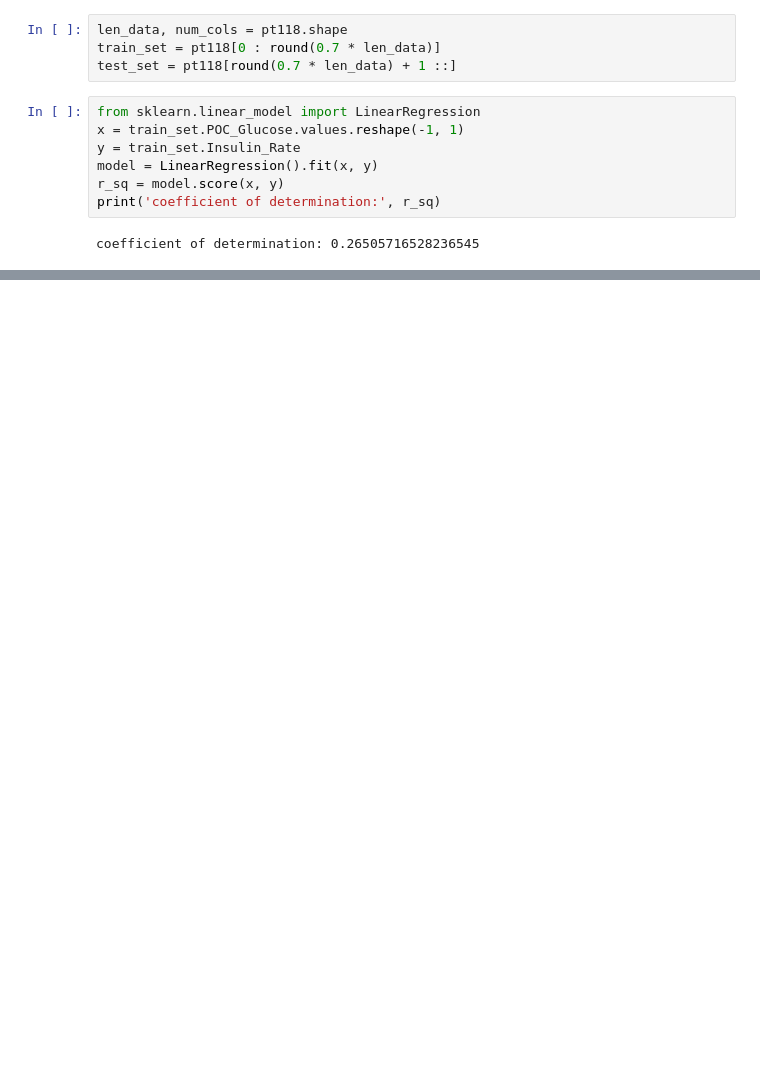
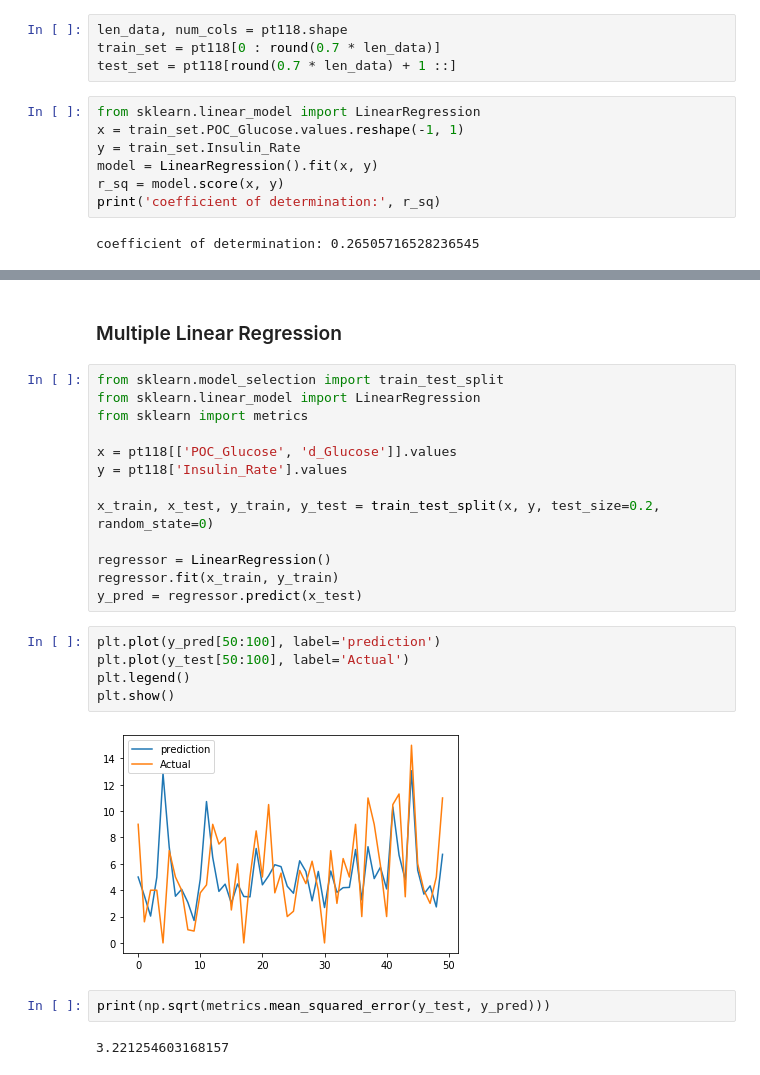
Before and after one commit to oliverZZ/193B_Glucose_Monitor, a Jupyter notebook: Glucose_monitoring.ipynb, the cells around one changed output, grey strips where cells are left out. Drawn from its saved outputs; the diff is of its cells as text; blank space fills up the shorter version.

Commit message:
Add a multiple linear regression model

```diff
--- a/Glucose_monitoring.ipynb
+++ b/Glucose_monitoring.ipynb
@@ -120,3 +121,29 @@ plt.legend()
 plt.show()
 # %% [output]
 [figure]
+# %% [markdown]
+### Multiple Linear Regression ###
+# %%
+from sklearn.model_selection import train_test_split
+from sklearn.linear_model import LinearRegression
+from sklearn import metrics
+
+x = pt118[['POC_Glucose', 'd_Glucose']].values
+y = pt118['Insulin_Rate'].values
+
+x_train, x_test, y_train, y_test = train_test_split(x, y, test_size=0.2, random_state=0)
+
+regressor = LinearRegression()
+regressor.fit(x_train, y_train)
+y_pred = regressor.predict(x_test)
+# %%
+plt.plot(y_pred[50:100], label='prediction')
+plt.plot(y_test[50:100], label='Actual')
+plt.legend()
+plt.show()
+# %% [output]
+[figure, added]
+# %%
+print(np.sqrt(metrics.mean_squared_error(y_test, y_pred)))
+# %% [output]
+3.221254603168157
```
Also changed, not shown: parts of 4 cells of this notebook.
